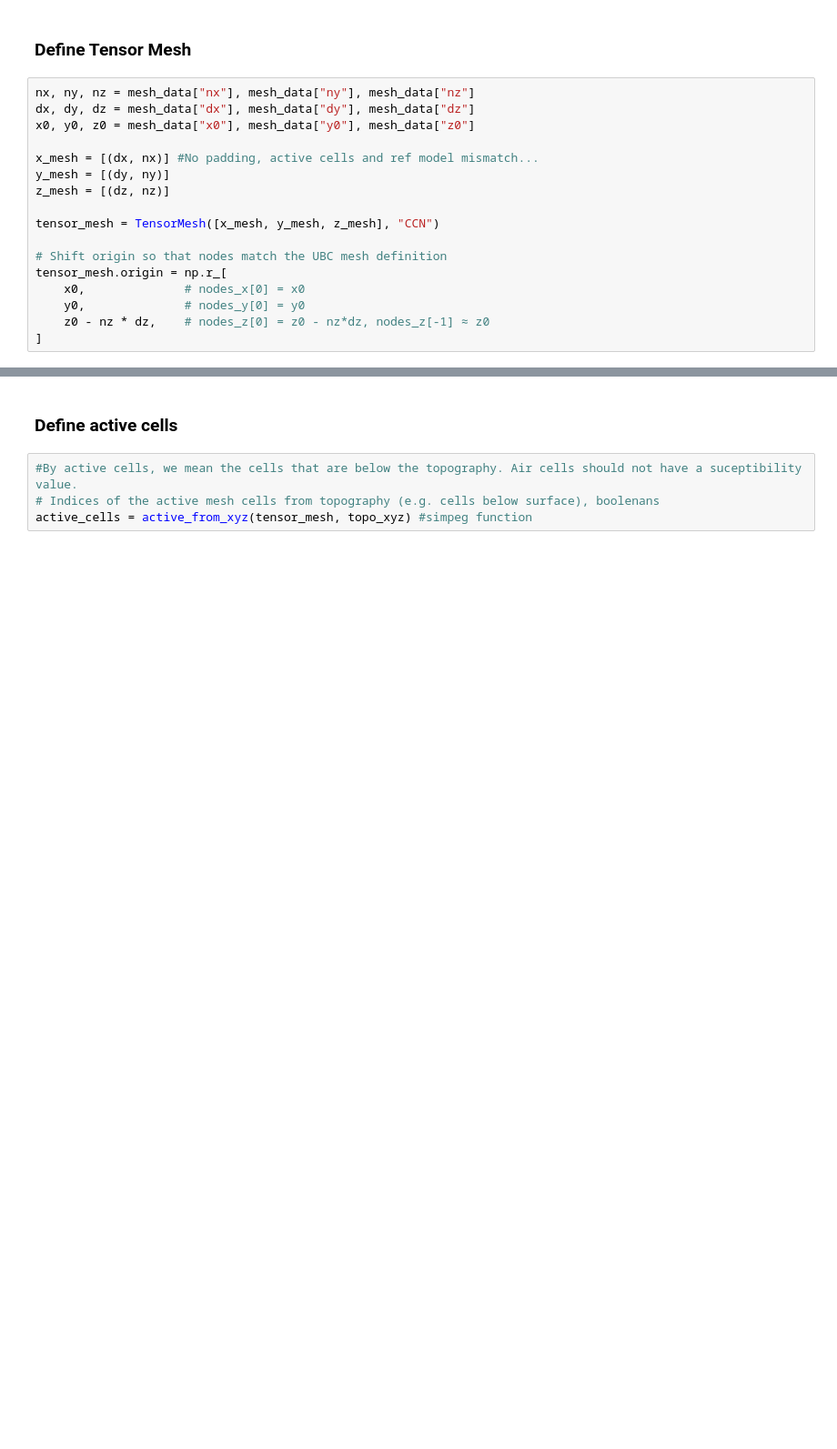
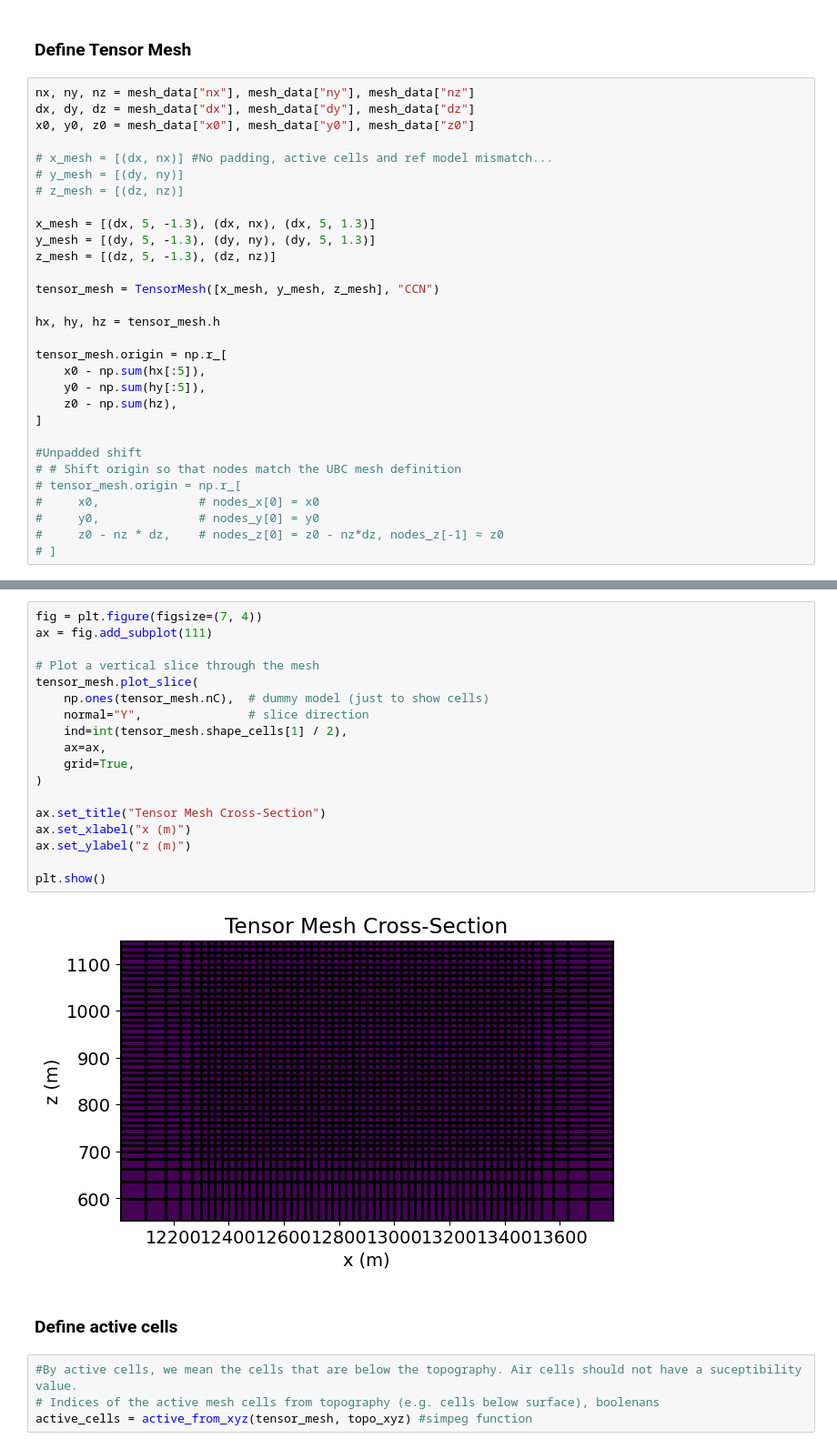
Before and after one commit to jtrustham/EOSC-454-Project-2026, a Jupyter notebook: notebooks/Mt_Milligan_Inversion.ipynb, the cells around one changed output, grey strips where cells are left out. Shown at 91% size. Cells and saved outputs as stored; diff of their text form; blank space fills up the shorter version.

```diff
--- a/notebooks/Mt_Milligan_Inversion.ipynb
+++ b/notebooks/Mt_Milligan_Inversion.ipynb
@@ -179,15 +201,28 @@ nx, ny, nz = mesh_data["nx"], mesh_data["ny"], mesh_data["nz"]
 dx, dy, dz = mesh_data["dx"], mesh_data["dy"], mesh_data["dz"]
 x0, y0, z0 = mesh_data["x0"], mesh_data["y0"], mesh_data["z0"]
 
-x_mesh = [(dx, nx)] #No padding, active cells and ref model mismatch...
-y_mesh = [(dy, ny)]
-z_mesh = [(dz, nz)]
+# x_mesh = [(dx, nx)] #No padding, active cells and ref model mismatch...
+# y_mesh = [(dy, ny)]
+# z_mesh = [(dz, nz)]
+
+x_mesh = [(dx, 5, -1.3), (dx, nx), (dx, 5, 1.3)]
+y_mesh = [(dy, 5, -1.3), (dy, ny), (dy, 5, 1.3)]
+z_mesh = [(dz, 5, -1.3), (dz, nz)]
 
 tensor_mesh = TensorMesh([x_mesh, y_mesh, z_mesh], "CCN")
 
-# Shift origin so that nodes match the UBC mesh definition
+hx, hy, hz = tensor_mesh.h
+
 tensor_mesh.origin = np.r_[
-    x0,              # nodes_x[0] = x0
-    y0,              # nodes_y[0] = y0
-    z0 - nz * dz,    # nodes_z[0] = z0 - nz*dz, nodes_z[-1] ≈ z0
+    x0 - np.sum(hx[:5]),
+    y0 - np.sum(hy[:5]),
+    z0 - np.sum(hz),
 ]
+
+#Unpadded shift
+# # Shift origin so that nodes match the UBC mesh definition
+# tensor_mesh.origin = np.r_[
+#     x0,              # nodes_x[0] = x0
+#     y0,              # nodes_y[0] = y0
+#     z0 - nz * dz,    # nodes_z[0] = z0 - nz*dz, nodes_z[-1] ≈ z0
+# ]
@@ -198,3 +229,23 @@ x0
+# %%
+fig = plt.figure(figsize=(7, 4))
+ax = fig.add_subplot(111)
+
+# Plot a vertical slice through the mesh
+tensor_mesh.plot_slice(
+    np.ones(tensor_mesh.nC),  # dummy model (just to show cells)
+    normal="Y",               # slice direction
+    ind=int(tensor_mesh.shape_cells[1] / 2),
+    ax=ax,
+    grid=True,
+)
+
+ax.set_title("Tensor Mesh Cross-Section")
+ax.set_xlabel("x (m)")
+ax.set_ylabel("z (m)")
+
+plt.show()
+# %% [output]
+[figure, added]
 # %% [markdown]
 ### Define active cells
 # %%
```
Also changed, not shown: parts of 54 cells of this notebook.
